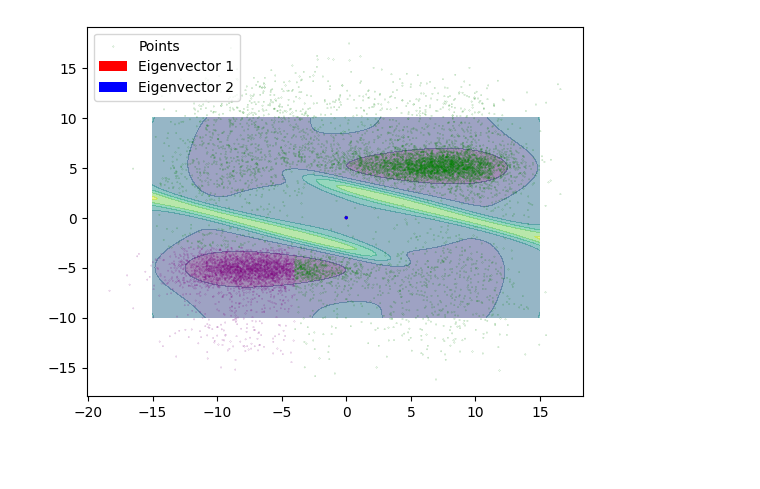
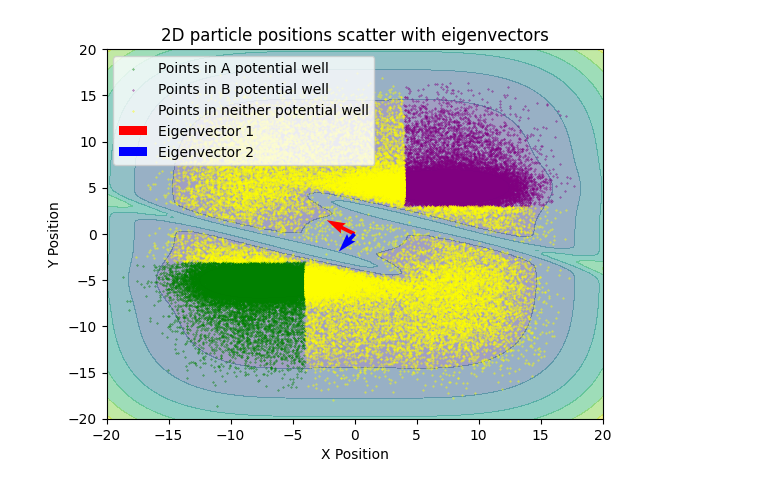
Before and after one commit to iceplant/ml_for_mol_sim, a Jupyter notebook: hw06/pca2.ipynb, the cells around one changed output. Saved outputs shown, nothing was run; the diff lists cells and outputs as text; code cells hidden in the pictures; blank space fills up the shorter version.

```diff
--- a/hw06/pca2.ipynb
+++ b/hw06/pca2.ipynb
@@ -170,13 +210,17 @@ print(f'Initial beta = {1.0/Ekin(v):.3f}')
 sum_Ekin = 0.0
 count = 0
 positions = []
-for i in range(10000):
+betas = []
+for i in range(100000):
     for k in range(100):
         r,v,f = mdstep(r,v,f,dt,lc)
         count = count + 1
         sum_Ekin = sum_Ekin + Ekin(v)
     # add function in_A(r) and in_B(r) to determine if system is in A or B
     positions.append(r)
+    betas.append(1.0/Ekin(v))
+    if i % 100 == 0:
+        print(i)
     # print(f'x = {r[0]:.3f}, y = {r[1]:.3f}, average beta = {1.0/(sum_Ekin/count):.3f}, A = {in_A(r)}, B = {in_B(r)}')
 # %% [output]
 Initial beta = 1.500
@@ -244,42 +368,67 @@ plt.show()
 # %%
 nx = 100
 ny = 100
-x = np.linspace(-15, 15, nx)
-y = np.linspace(-10, 10, ny)
+x = np.linspace(-20, 20, nx)
+y = np.linspace(-20, 20, ny)
 xv, yv = np.meshgrid(x,y)
 z = [Vpot([x_val, y_val]) for x_val, y_val in zip(xv,yv)]
 z_grid = np.array(z).reshape(xv.shape)
 fig = plt.figure()
 plt.contourf(x,y,z_grid, alpha=.5)
 
 positions = np.array(positions)
 
 # Extract x and y coordinates
 x_positions = positions[:, 0]
 y_positions = positions[:, 1]
 
-def decide_color(r):
-  if in_A(r):
-    return "purple"
-  return "green"
+# def decide_color(r):
+#   if in_A(r):
+#     return "purple"
+#   return "green"
 
-colors = [decide_color(pos) for pos in positions]
+# colors = [decide_color(pos) for pos in positions]
 
-plt.scatter(x_positions, y_positions, color=colors, label='Points', zorder=3, s=.01)
+# plt.scatter(x_positions, y_positions, color=colors, label='Points', zorder=3, s=.01)
 
 # plt.show()
 
+A_positions = [ pos for pos in positions if in_A(pos)]
+B_positions = [ pos for pos in positions if in_B(pos)]
+C_positions = [pos for pos in positions if (not (in_A(pos) or in_B(pos)))]
 
-_, eigenvectors, eigenvalues = pca(positions, 2)
+xA_positions = [arr[0] for arr in A_positions]
+xB_positions = [arr[0] for arr in B_positions]
+yA_positions = [arr[1] for arr in A_positions]
+yB_positions = [arr[1] for arr in B_positions]
+xC_positions = [arr[0] for arr in C_positions]
+yC_positions = [arr[1] for arr in C_positions]
+
+
+# plt.scatter(x_positions, y_positions, color=colors, label='Points', zorder=3, s=.01)
+
+plt.scatter(xA_positions, yA_positions, color="green", label='Points in A potential well', zorder=3, s=.1)
+plt.scatter(xB_positions, yB_positions, color="purple", label='Points in B potential well', zorder=3, s=.1)
+plt.scatter(xC_positions, yC_positions, color="yellow", label='Points in neither potential well', zorder=3, s=.1)
+
+
+
+something, eigenvectors, eigenvalues = pca(positions, 2)
+eigenvectors[0] /= (np.linalg.norm(eigenvectors[0]) * .005)
+eigenvectors[1] /= (np.linalg.norm(eigenvectors[1]) * .02)
 for i in range(len(eigenvalues)):
   eigenvector = eigenvectors[i]
   plt.quiver(
           0, 0,  # Start point
           eigenvector[0], eigenvector[1],  # Direction
           scale=eigenvalues[i], scale_units='xy', angles='xy', color=['r', 'b'][i],
-          label=f"Eigenvector {i+1}"
+          label=f"Eigenvector {i+1}",
+          zorder=4
       )
 plt.legend(loc='upper left')
+plt.title("2D particle positions scatter with eigenvectors")
+plt.xlabel("X Position")
+plt.ylabel("Y Position")
 plt.show()
 # %% [output]
-[figure, old version]
+[figure, new version]
```
Also changed, not shown: parts of 11 cells of this notebook, 9 other files.
